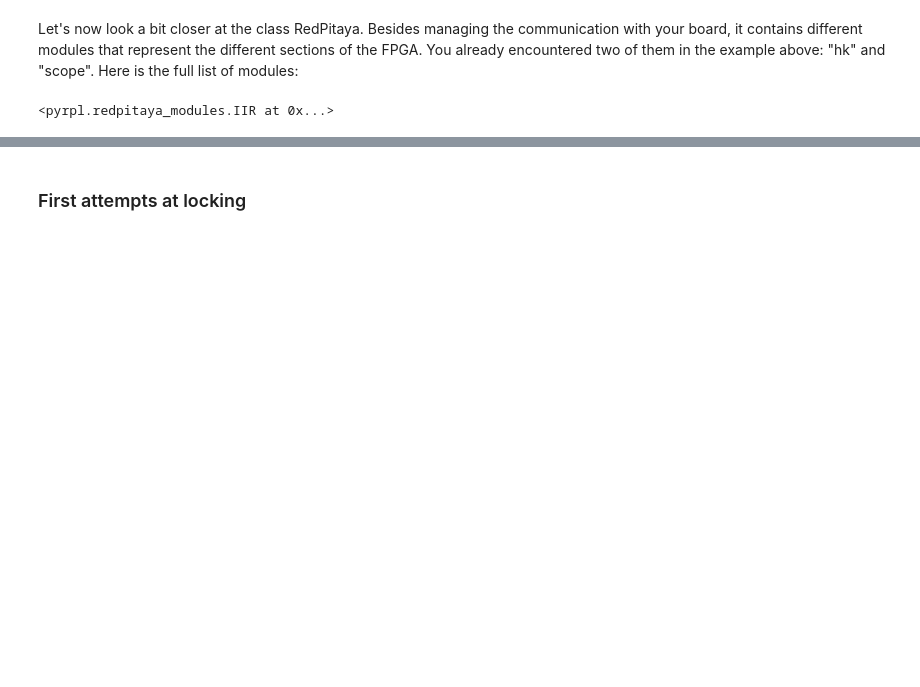
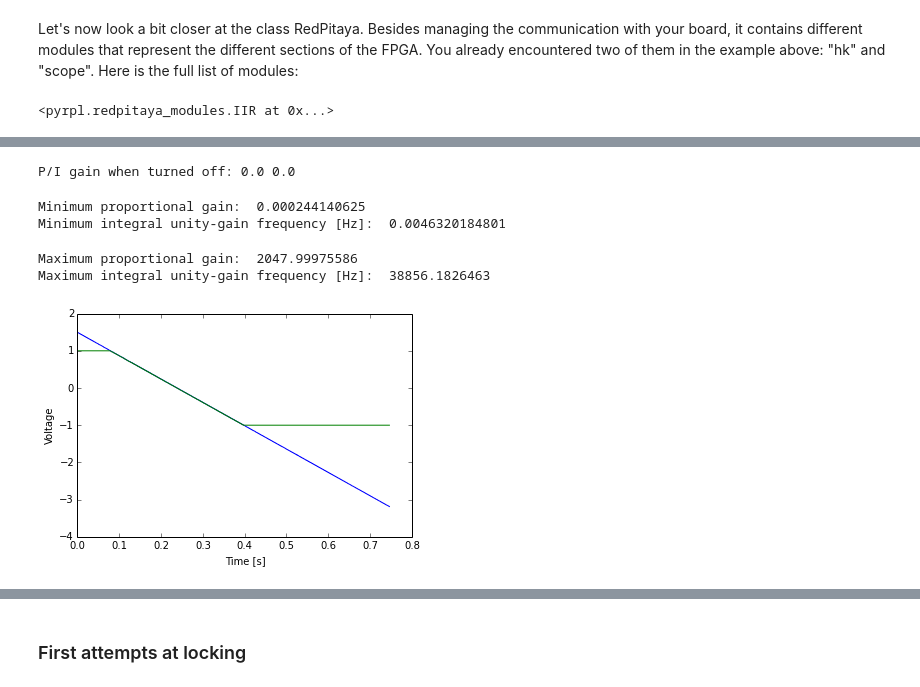
Before and after one commit to lneuhaus/pyrpl, a Jupyter notebook: doc/tutorial.ipynb, the cells around one changed output, grey strips where cells are left out. Saved outputs shown, nothing was run; the diff lists cells and outputs as text; code cells hidden in the pictures; blank space fills up the shorter version.

```diff
--- a/doc/tutorial.ipynb
+++ b/doc/tutorial.ipynb
@@ -182,0 +353,73 @@ r.iir #"infinite impules response" filter module that can realize complex transf
+# %%
+#how do the proportional and integral gains behave?
+
+#make shortcut
+pid = r.pid0
+
+#turn off by setting gains to zero
+pid.p,pid.i = 0,0
+print "P/I gain when turned off:", pid.i,pid.p
+# %% [output]
+P/I gain when turned off: 0.0 0.0
+# %%
+# small nonzero numbers set gain to minimum value - avoids rounding off to zero gain
+pid.p = 1e-100
+pid.i = 1e-100
+print "Minimum proportional gain: ",pid.p
+print "Minimum integral unity-gain frequency [Hz]: ",pid.i
+# %% [output]
+Minimum proportional gain:  0.000244140625
+Minimum integral unity-gain frequency [Hz]:  0.0046320184801
+# %%
+# saturation at maximum values
+pid.p = 1e100
+pid.i = 1e100
+print "Maximum proportional gain: ",pid.p
+print "Maximum integral unity-gain frequency [Hz]: ",pid.i
+# %% [output]
+Maximum proportional gain:  2047.99975586
+Maximum integral unity-gain frequency [Hz]:  38856.1826463
+# %%
+#make shortcut
+pid = r.pid0
+
+# set input to asg1
+pid.input = "asg1"
+
+# set asg to constant 0.1 Volts
+r.asg1.setup(waveform="DC", offset = 0.1)
+
+# set scope ch1 to pid0
+r.scope.input1 = 'pid0'
+
+#turn off the gains for now
+pid.p,pid.i = 0, 0
+
+#set integral value to zero
+pid.ival = 0
+
+#prepare data recording
+from time import time
+times, ivals, outputs = [], [], []
+
+# turn on integrator to whatever negative gain
+pid.i = -10
+
+# set integral value above the maximum positive voltage
+pid.ival = 1.5
+
+#take 1000 points - jitter of the ethernet delay will add a noise here but we dont care
+for n in range(1000):
+    times.append(time())
+    ivals.append(pid.ival)
+    outputs.append(r.scope.voltage1)
+
+#plot
+import matplotlib.pyplot as plt
+%matplotlib inline
+times = np.array(times)-min(times)
+plt.plot(times,ivals,times,outputs);
+plt.xlabel("Time [s]");
+plt.ylabel("Voltage");
+# %% [output]
+[figure, added]
```
Also changed, not shown: parts of 48 cells of this notebook, 2 other files.
